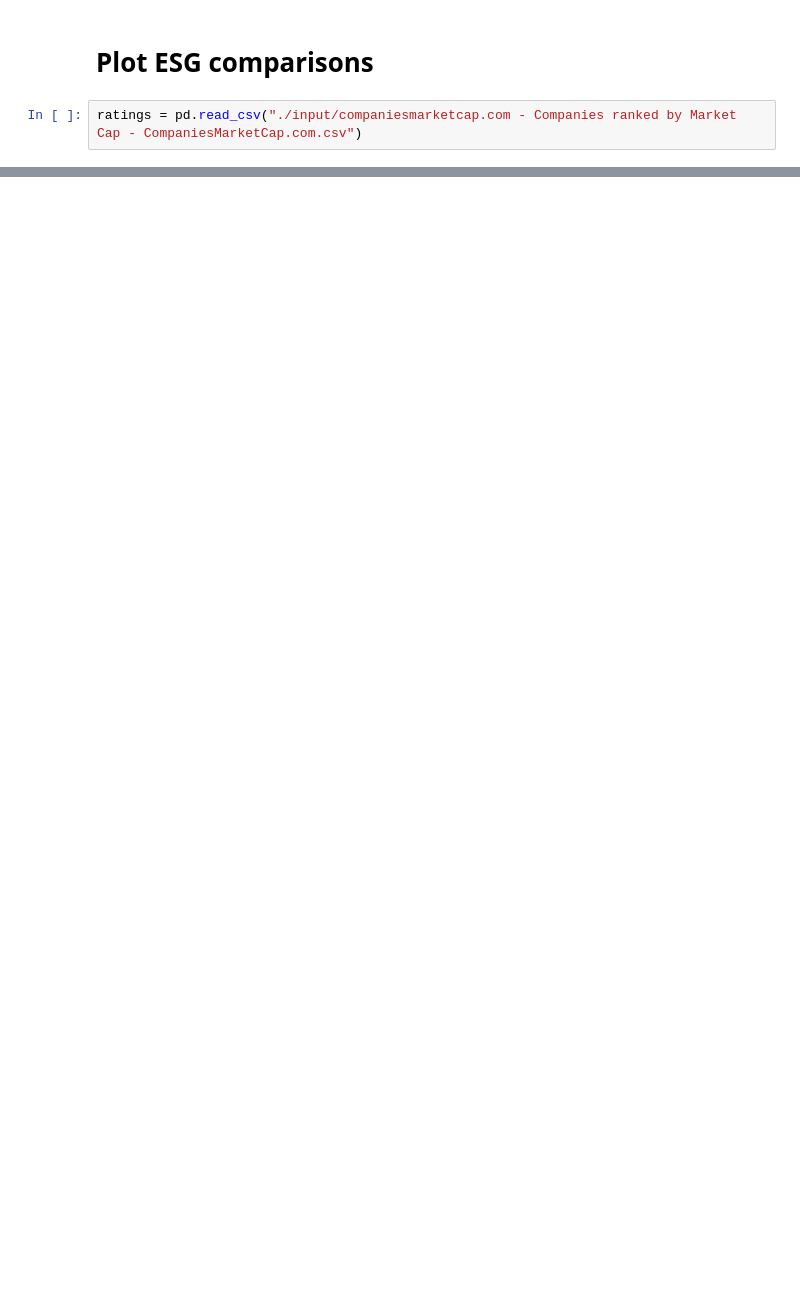
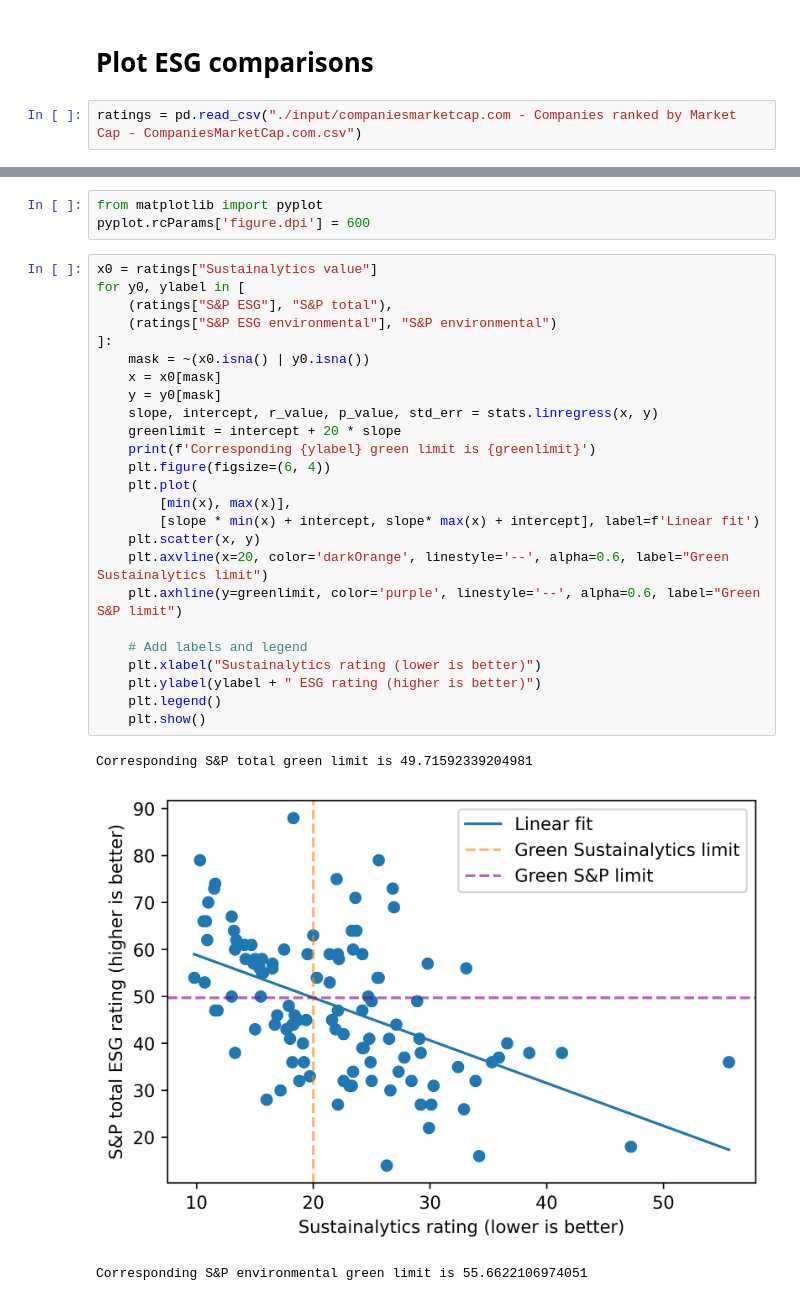
Before and after one commit to Rlamboll/HowStocksJudgeCops, a Jupyter notebook: 04_MakeTables.ipynb, the cells around one changed output, grey strips where cells are left out. Saved outputs shown, nothing was run; the diff lists cells and outputs as text; blank space fills up the shorter version.

Commit message:
Version corresponding to paper draft 0.7: multiple methods of error clustering

```diff
--- a/04_MakeTables.ipynb
+++ b/04_MakeTables.ipynb
@@ -258,0 +368,32 @@ ratings
+# %%
+from matplotlib import pyplot
+pyplot.rcParams['figure.dpi'] = 600
+# %%
+x0 = ratings["Sustainalytics value"]
+for y0, ylabel in [
+    (ratings["S&P ESG"], "S&P total"),
+    (ratings["S&P ESG environmental"], "S&P environmental")
+]:
+    mask = ~(x0.isna() | y0.isna())
+    x = x0[mask]
+    y = y0[mask]
+    slope, intercept, r_value, p_value, std_err = stats.linregress(x, y)
+    greenlimit = intercept + 20 * slope
+    print(f'Corresponding {ylabel} green limit is {greenlimit}')
+    plt.figure(figsize=(6, 4))
+    plt.plot(
+        [min(x), max(x)],
+        [slope * min(x) + intercept, slope* max(x) + intercept], label=f'Linear fit')
+    plt.scatter(x, y)
+    plt.axvline(x=20, color='darkOrange', linestyle='--', alpha=0.6, label="Green Sustainalytics limit")
+    plt.axhline(y=greenlimit, color='purple', linestyle='--', alpha=0.6, label="Green S&P limit")
+
+    # Add labels and legend
+    plt.xlabel("Sustainalytics rating (lower is better)")
+    plt.ylabel(ylabel + " ESG rating (higher is better)")
+    plt.legend()
+    plt.show()
+# %% [output]
+Corresponding S&P total green limit is 49.71592339204981
+[figure, added]
+Corresponding S&P environmental green limit is 55.6622106974051
```
Also changed, not shown: parts of 15 cells of this notebook, 2 other files.
